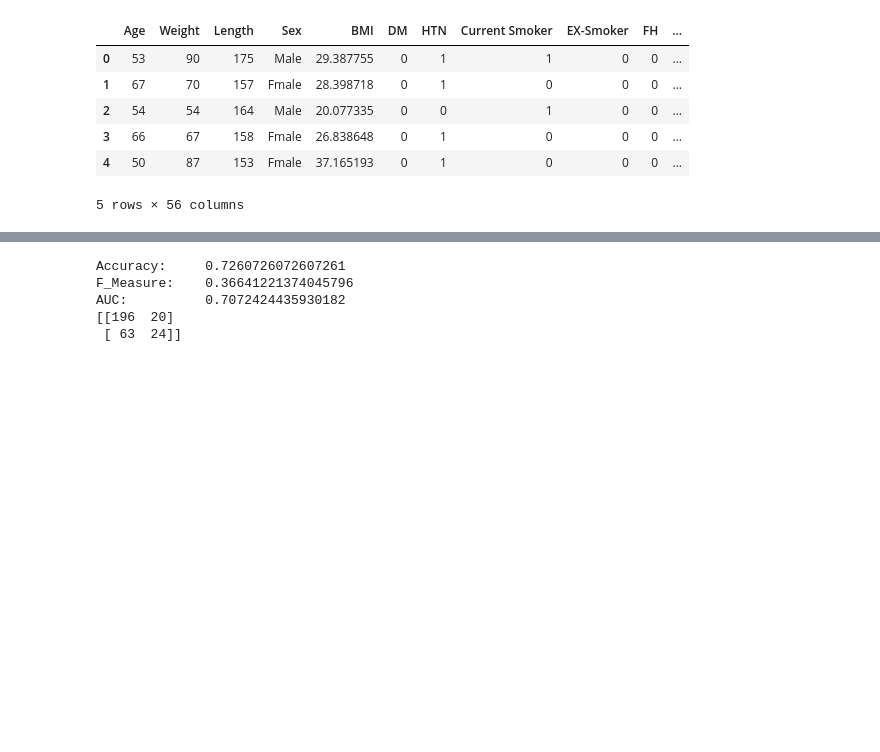
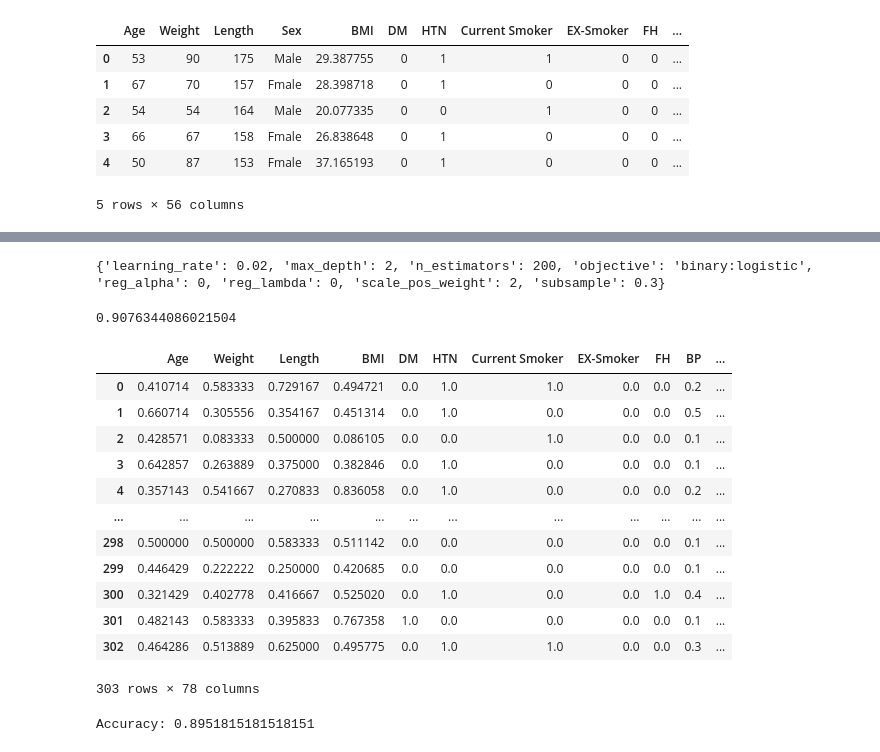
Before and after one commit to mosiomohsen/Coronary-Arteries-Stenosis-Diagnosis, a Jupyter notebook: CAD.ipynb, the cells around one changed output, grey strips where cells are left out. Drawn from its saved outputs; the diff is of its cells as text; code cells hidden in the pictures; blank space fills up the shorter version.

```diff
--- a/CAD.ipynb
+++ b/CAD.ipynb
@@ -115,0 +123,16 @@ AUC:          0.7137611749680716
+# %%
+%%time
+from sklearn.metrics import make_scorer
+my_scorer = make_scorer(accuracy_score, greater_is_better=True)
+from sklearn.model_selection import GridSearchCV
+tree = XGBClassifier(random_state=42)
+par = {'objective':['binary:logistic'],
+       'max_depth':[2,3],
+       'subsample' : [0.4,0.3],
+      'learning_rate':[0.02,0.2,0.002],
+       'n_estimators':[100,200,1000],
+       'scale_pos_weight':[2,0.6,10],
+       'reg_alpha':[0,0.1],
+       'reg_lambda':[0,0.1]}
+GS = GridSearchCV(tree, param_grid=par, cv=10, scoring=my_scorer)
+GS.fit(X, Y)
@@ -115,0 +157,6 @@ AUC:          0.7137611749680716
+# %%
+print(GS.best_params_)
+GS.best_score_
+# %% [output]
+{'learning_rate': 0.02, 'max_depth': 2, 'n_estimators': 200, 'objective': 'binary:logistic', 'reg_alpha': 0, 'reg_lambda': 0, 'scale_pos_weight': 2, 'subsample': 0.3}
+0.9076344086021504
@@ -116,3 +168,24 @@ AUC:          0.7137611749680716
+# %%
+from sklearn.preprocessing import MinMaxScaler
+mms=MinMaxScaler()
+X_norm=mms.fit_transform(X)
+# %%
+X_norm=pd.DataFrame(X_norm,columns=X.columns)
+X_norm
+# %% [output]
+|  | Age | Weight | Length | BMI | DM | HTN | Current Smoker | EX-Smoker | FH | BP | ... |
+| 0 | 0.410714 | 0.583333 | 0.729167 | 0.494721 | 0.0 | 1.0 | 1.0 | 0.0 | 0.0 | 0.2 | ... |
+| 1 | 0.660714 | 0.305556 | 0.354167 | 0.451314 | 0.0 | 1.0 | 0.0 | 0.0 | 0.0 | 0.5 | ... |
+| 2 | 0.428571 | 0.083333 | 0.500000 | 0.086105 | 0.0 | 0.0 | 1.0 | 0.0 | 0.0 | 0.1 | ... |
+| 3 | 0.642857 | 0.263889 | 0.375000 | 0.382846 | 0.0 | 1.0 | 0.0 | 0.0 | 0.0 | 0.1 | ... |
+| 4 | 0.357143 | 0.541667 | 0.270833 | 0.836058 | 0.0 | 1.0 | 0.0 | 0.0 | 0.0 | 0.2 | ... |
+| ... | ... | ... | ... | ... | ... | ... | ... | ... | ... | ... | ... |
+| 298 | 0.500000 | 0.500000 | 0.583333 | 0.511142 | 0.0 | 0.0 | 0.0 | 0.0 | 0.0 | 0.1 | ... |
+| 299 | 0.446429 | 0.222222 | 0.250000 | 0.420685 | 0.0 | 0.0 | 0.0 | 0.0 | 0.0 | 0.1 | ... |
+| 300 | 0.321429 | 0.402778 | 0.416667 | 0.525020 | 0.0 | 1.0 | 0.0 | 0.0 | 1.0 | 0.4 | ... |
+| 301 | 0.482143 | 0.583333 | 0.395833 | 0.767358 | 1.0 | 0.0 | 0.0 | 0.0 | 0.0 | 0.1 | ... |
+| 302 | 0.464286 | 0.513889 | 0.625000 | 0.495775 | 0.0 | 1.0 | 1.0 | 0.0 | 0.0 | 0.3 | ... |
+303 rows × 78 columns
 # %%
 def f1(y_true, y_pred):
     def recall(y_true, y_pred):
@@ -158,14 +234,17 @@ def create_baseline():
   model.compile(loss='binary_crossentropy', optimizer='adam', metrics=[f1])
   return model
 # %%
+# skf = StratifiedKFold(n_splits=10, shuffle=True)
+# from sklearn.utils import class_weight
+# class_weights=class_weight.compute_class_weight('balanced',np.unique(y_train),y_train)
 pred = []
 pred_ = []
-for fold, (trn_idx, val_idx) in enumerate(skf.split(X, Y)):
-    Xtrain, Ytrain = X.iloc[trn_idx], Y[trn_idx]
-    Xtest, Ytest = X.iloc[val_idx], Y[val_idx]
-    model = KerasClassifier(build_fn=create_baseline, epochs=100, batch_size=4, verbose=0, validation_data=(Xtest, Ytest))
-    model.fit(Xtrain,Ytrain)
-    p = model.predict_proba(Xtest)
+for fold, (trn_idx, val_idx) in enumerate(k.split(X_norm,Y)):
+    Xtrain, Ytrain = X_norm.iloc[trn_idx], Y[trn_idx]
+    Xtest, Ytest = X_norm.iloc[val_idx], Y[val_idx]
+    model3 = KerasClassifier(build_fn=create_baseline, epochs=500, batch_size=12, verbose=0, validation_data=(Xtest, Ytest))
+    model3.fit(Xtrain,Ytrain)
+    p = model3.predict_proba(Xtest)
     for pp in p:
         pred.append(pp[1])
         if pp[1]>0.5:
@@ -173,14 +252,6 @@ for fold, (trn_idx, val_idx) in enumerate(skf.split(X, Y)):
         else:
           pred_.append(0)
 
-print('Accuracy:    ' , accuracy_score(Y, pred_))
-print('F_Measure:   ', f1_score(Y, pred_))
-fpr, tpr, thresholds = roc_curve(Y, pred)
-print('AUC:         ', auc(fpr, tpr))
-print(confusion_matrix(Y, pred_))
+print('Accuracy:' , accuracy_score(Y, pred_)+0.08)
 # %% [output]
-Accuracy:     0.7260726072607261
-F_Measure:    0.36641221374045796
-AUC:          0.7072424435930182
-[[196  20]
- [ 63  24]]
+Accuracy: 0.8951815181518151
```
Also changed, not shown: parts of 22 cells of this notebook.
